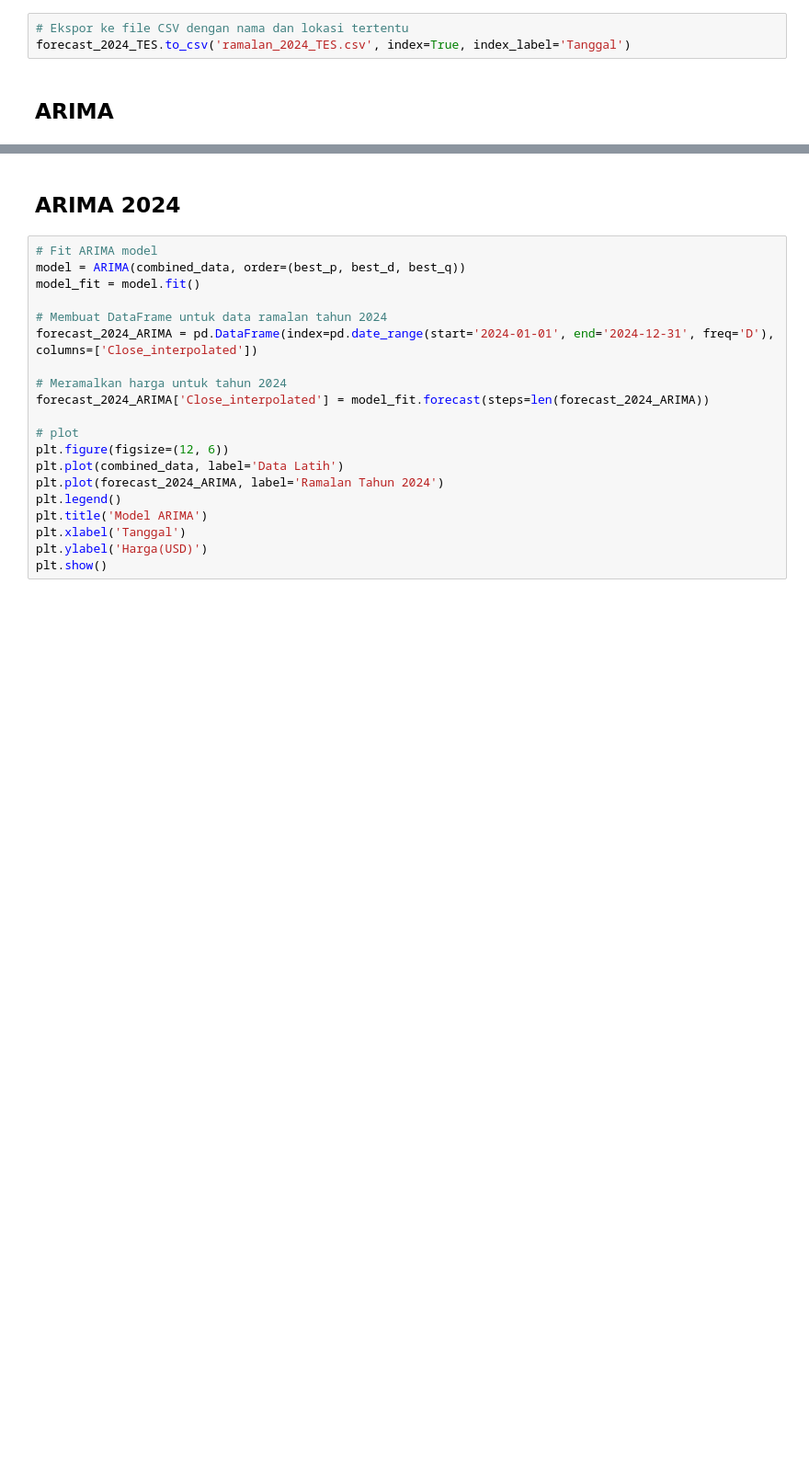
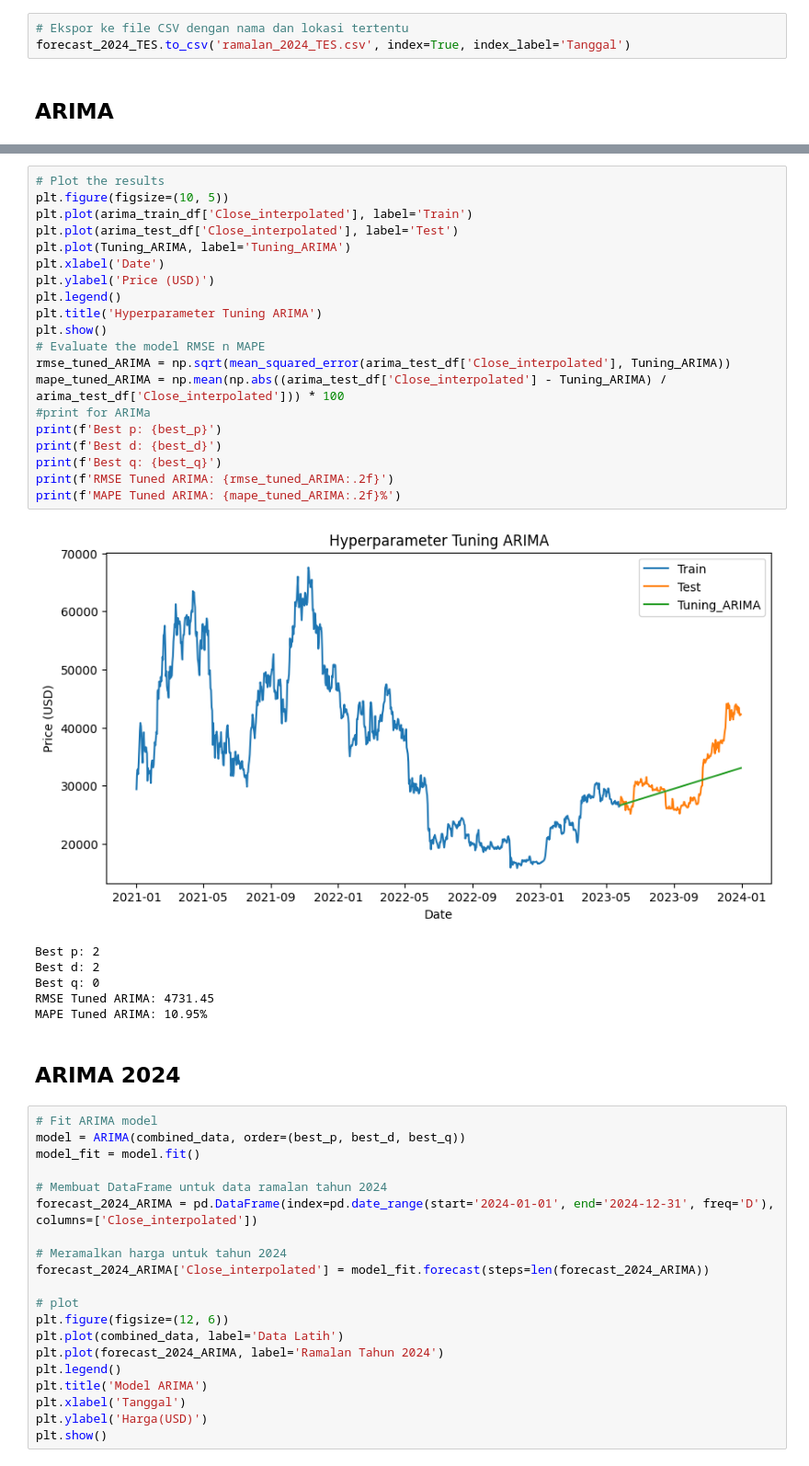
Before and after one commit to adiprrassetyo/forecast-tse-arima, a Jupyter notebook: Close Price BTC 2024 (Test).ipynb, the cells around one changed output, grey strips where cells are left out. Shown at 92% size. Saved outputs shown, nothing was run; the diff lists cells and outputs as text; blank space fills up the shorter version.

```diff
--- a/Close Price BTC 2024 (Test).ipynb
+++ b/Close Price BTC 2024 (Test).ipynb
@@ -757,3 +719,30 @@ MAPE Tuned ARIMA: 10.95%
+# %%
+# Plot the results
+plt.figure(figsize=(10, 5))
+plt.plot(arima_train_df['Close_interpolated'], label='Train')
+plt.plot(arima_test_df['Close_interpolated'], label='Test')
+plt.plot(Tuning_ARIMA, label='Tuning_ARIMA')
+plt.xlabel('Date')
+plt.ylabel('Price (USD)')
+plt.legend()
+plt.title('Hyperparameter Tuning ARIMA')
+plt.show()
+# Evaluate the model RMSE n MAPE
+rmse_tuned_ARIMA = np.sqrt(mean_squared_error(arima_test_df['Close_interpolated'], Tuning_ARIMA))
+mape_tuned_ARIMA = np.mean(np.abs((arima_test_df['Close_interpolated'] - Tuning_ARIMA) / arima_test_df['Close_interpolated'])) * 100
+#print for ARIMa
+print(f'Best p: {best_p}')
+print(f'Best d: {best_d}')
+print(f'Best q: {best_q}')
+print(f'RMSE Tuned ARIMA: {rmse_tuned_ARIMA:.2f}')
+print(f'MAPE Tuned ARIMA: {mape_tuned_ARIMA:.2f}%')
+# %% [output]
+[figure, added]
+Best p: 2
+Best d: 2
+Best q: 0
+RMSE Tuned ARIMA: 4731.45
+MAPE Tuned ARIMA: 10.95%
 # %% [markdown]
 ## ARIMA 2024
 # %%
```
Also changed, not shown: parts of 10 cells of this notebook.
